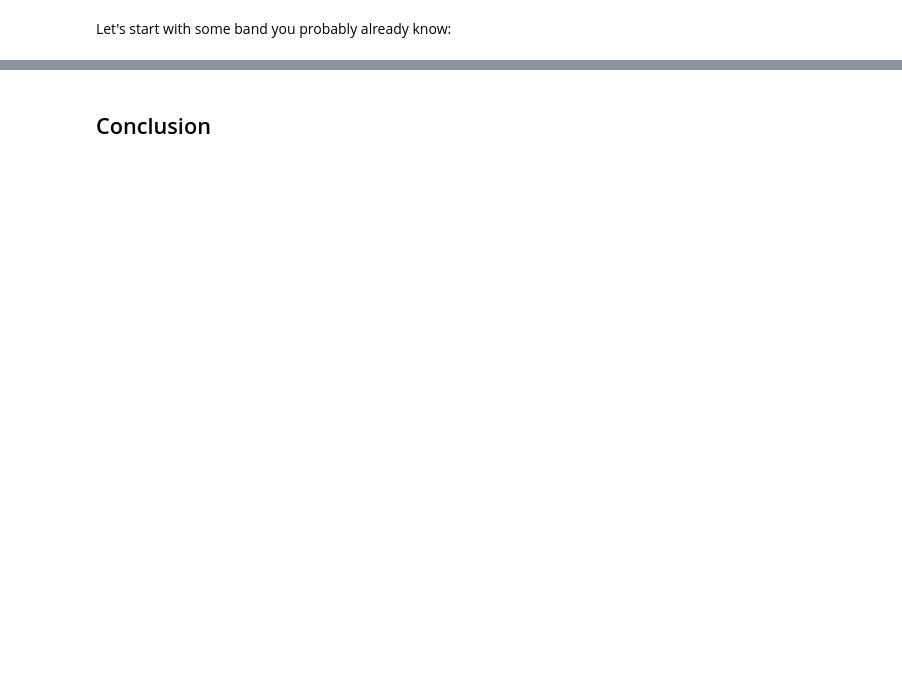
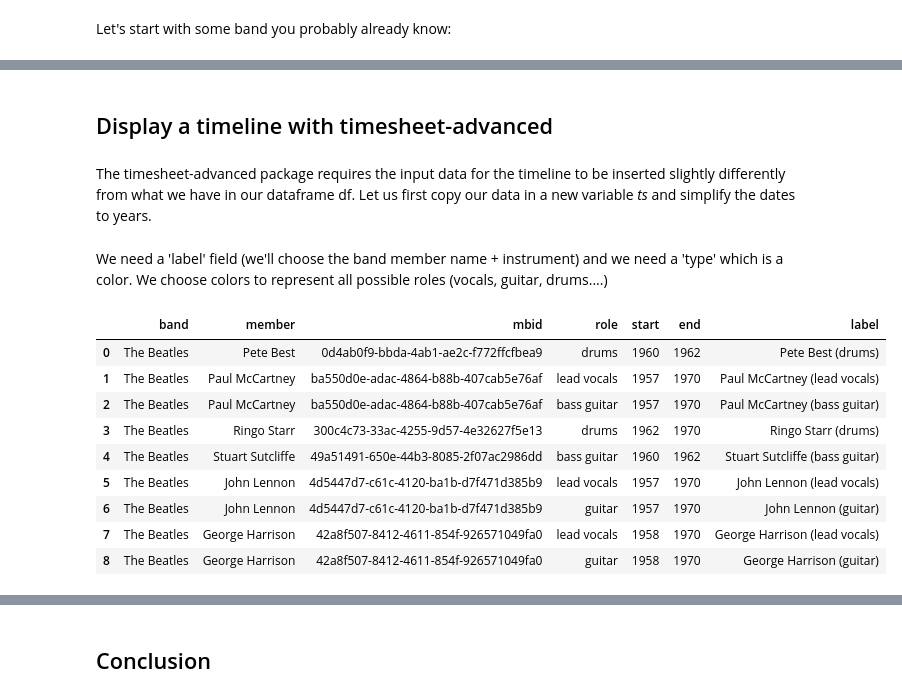
Before and after one commit to loujine/musicbrainz-dataviz, a Jupyter notebook: 1-timelines.ipynb, the cells around one changed output, grey strips where cells are left out. Saved outputs shown, nothing was run; the diff lists cells and outputs as text; code cells hidden in the pictures; blank space fills up the shorter version.

Commit message:
Update timelines notebook

```diff
--- a/1-timelines.ipynb
+++ b/1-timelines.ipynb
@@ -93,0 +98,4 @@ df
+# %% [markdown]
+## Display a timeline with timesheet-advanced
+# %% [markdown]
+The timesheet-advanced package requires the input data for the timeline to be inserted slightly differently from what we have in our dataframe df. Let us first copy our data in a new variable *ts* and simplify the dates to years.
@@ -93,0 +106,16 @@ df
+# %% [markdown]
+We need a 'label' field (we'll choose the band member name + instrument) and we need a 'type' which is a color. We choose colors to represent all possible roles (vocals, guitar, drums....)
+# %%
+ts['label'] = df['member'] + ' (' + df['role'] + ')'
+ts
+# %% [output]
+|  | band | member | mbid | role | start | end | label |
+| 0 | The Beatles | Pete Best | 0d4ab0f9-bbda-4ab1-ae2c-f772ffcfbea9 | drums | 1960 | 1962 | Pete Best (drums) |
+| 1 | The Beatles | Paul McCartney | ba550d0e-adac-4864-b88b-407cab5e76af | lead vocals | 1957 | 1970 | Paul McCartney (lead vocals) |
+| 2 | The Beatles | Paul McCartney | ba550d0e-adac-4864-b88b-407cab5e76af | bass guitar | 1957 | 1970 | Paul McCartney (bass guitar) |
+| 3 | The Beatles | Ringo Starr | 300c4c73-33ac-4255-9d57-4e32627f5e13 | drums | 1962 | 1970 | Ringo Starr (drums) |
+| 4 | The Beatles | Stuart Sutcliffe | 49a51491-650e-44b3-8085-2f07ac2986dd | bass guitar | 1960 | 1962 | Stuart Sutcliffe (bass guitar) |
+| 5 | The Beatles | John Lennon | 4d5447d7-c61c-4120-ba1b-d7f471d385b9 | lead vocals | 1957 | 1970 | John Lennon (lead vocals) |
+| 6 | The Beatles | John Lennon | 4d5447d7-c61c-4120-ba1b-d7f471d385b9 | guitar | 1957 | 1970 | John Lennon (guitar) |
+| 7 | The Beatles | George Harrison | 42a8f507-8412-4611-854f-926571049fa0 | lead vocals | 1958 | 1970 | George Harrison (lead vocals) |
+| 8 | The Beatles | George Harrison | 42a8f507-8412-4611-854f-926571049fa0 | guitar | 1958 | 1970 | George Harrison (guitar) |
```
Also changed, not shown: parts of 60 cells of this notebook, 3 other files.
